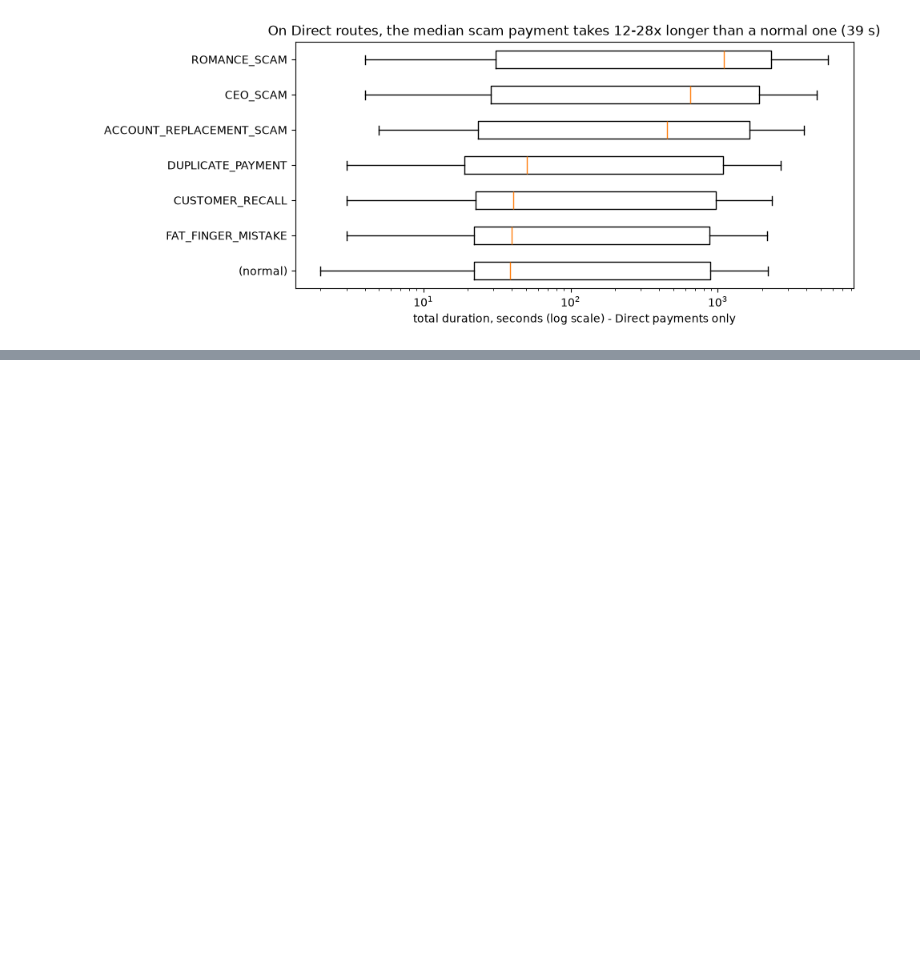
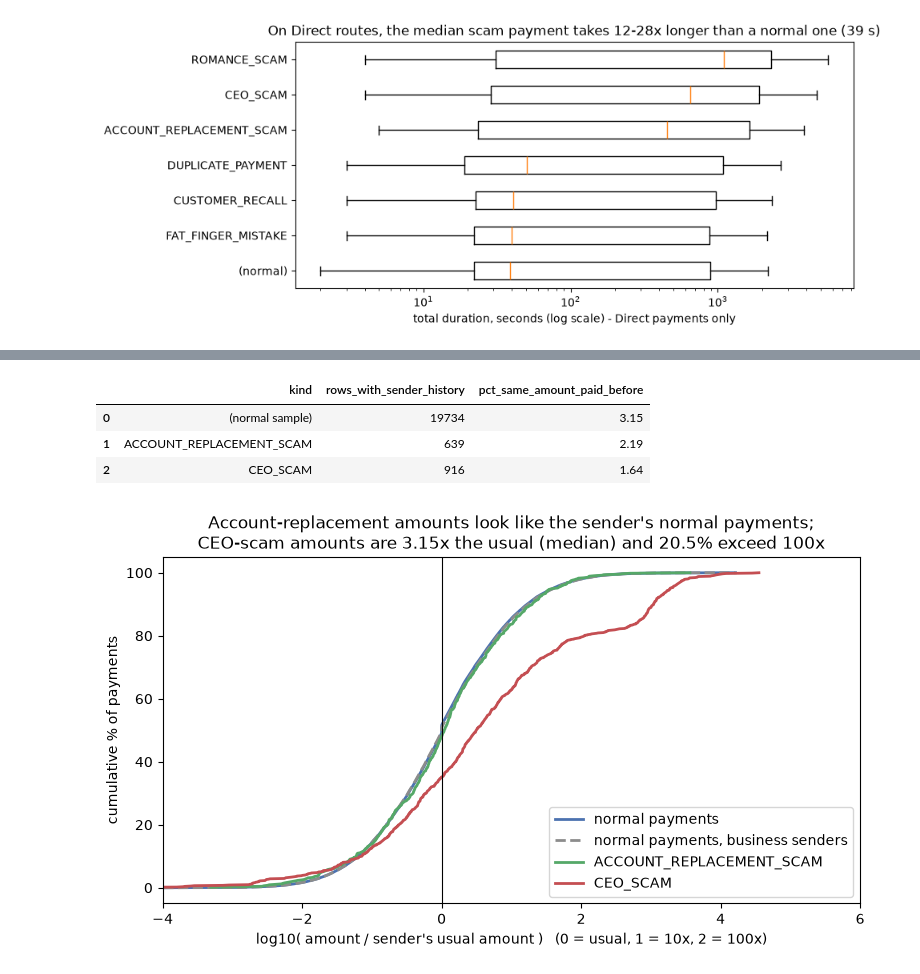
Before and after one commit to qist-tuah/liqi-datathon, a Jupyter notebook: notebooks/02_anomaly_types.ipynb, the cells around one changed output, grey strips where cells are left out. Saved outputs shown, nothing was run; the diff lists cells and outputs as text; code cells hidden in the pictures; blank space fills up the shorter version.

```diff
--- a/notebooks/02_eda.ipynb
+++ b/notebooks/02_anomaly_types.ipynb
@@ -486,0 +704,52 @@ plt.show()
+# %%
+# Is the scam amount an exact copy of an amount the sender really paid before (to anyone)?
+a9_copy = q("""
+    WITH s AS (
+        SELECT row_id, coalesce(anomaly_type, '(normal sample)') AS kind, ordering_account, usd_amount
+        FROM base
+        WHERE anomaly_type IN ('ACCOUNT_REPLACEMENT_SCAM', 'CEO_SCAM')
+           OR (anomaly_type IS NULL AND row_id % 500 = 0)
+    )
+    SELECT kind,
+           count(*)                           AS rows_with_sender_history,
+           round(100 * avg(has_same::INT), 2) AS pct_same_amount_paid_before
+    FROM (
+        SELECT s.row_id, s.kind, bool_or(n.usd_amount = s.usd_amount) AS has_same
+        FROM s
+        JOIN base n
+          ON n.ordering_account = s.ordering_account
+         AND n.anomaly_type IS NULL
+         AND n.row_id <> s.row_id
+        GROUP BY 1, 2
+    )
+    GROUP BY 1
+    ORDER BY 1
+""")
+a9_copy
+# %% [output]
+|  | kind | rows_with_sender_history | pct_same_amount_paid_before |
+| 0 | (normal sample) | 19734 | 3.15 |
+| 1 | ACCOUNT_REPLACEMENT_SCAM | 639 | 2.19 |
+| 2 | CEO_SCAM | 916 | 1.64 |
+# %%
+fig, ax = plt.subplots(figsize=(9, 4.5))
+styles = [("(normal sample)", "#4C72B0", "normal payments"),
+          ("(normal sample, business senders)", "#8C8C8C", "normal payments, business senders"),
+          ("ACCOUNT_REPLACEMENT_SCAM", "#55A868", "ACCOUNT_REPLACEMENT_SCAM"),
+          ("CEO_SCAM", "#C44E52", "CEO_SCAM")]
+for kind, color, label in styles:
+    r = np.sort(np.log10(a9_all.loc[a9_all.kind == kind, "ratio"].to_numpy()))
+    ax.plot(r, np.arange(1, len(r) + 1) / len(r) * 100, color=color, lw=2, label=label,
+            ls="--" if "business" in kind else "-")
+ax.axvline(0, color="black", lw=0.8)
+ax.set_xlim(-4, 6)
+ax.set_xlabel("log10( amount / sender's usual amount )   (0 = usual, 1 = 10x, 2 = 100x)")
+ax.set_ylabel("cumulative % of payments")
+ax.legend(loc="lower right")
+ceo = a9_summary.loc["CEO_SCAM"]
+ax.set_title(f"Account-replacement amounts look like the sender's normal payments;\n"
+             f"CEO-scam amounts are {ceo.median_ratio:.2f}x the usual (median) and {ceo.pct_over_100x:.1f}% exceed 100x")
+save(fig, "A9_amount_vs_usual")
+plt.show()
+# %% [output]
+[figure, added]
```
Also changed, not shown: parts of 24 cells of this notebook, 3 other files.
